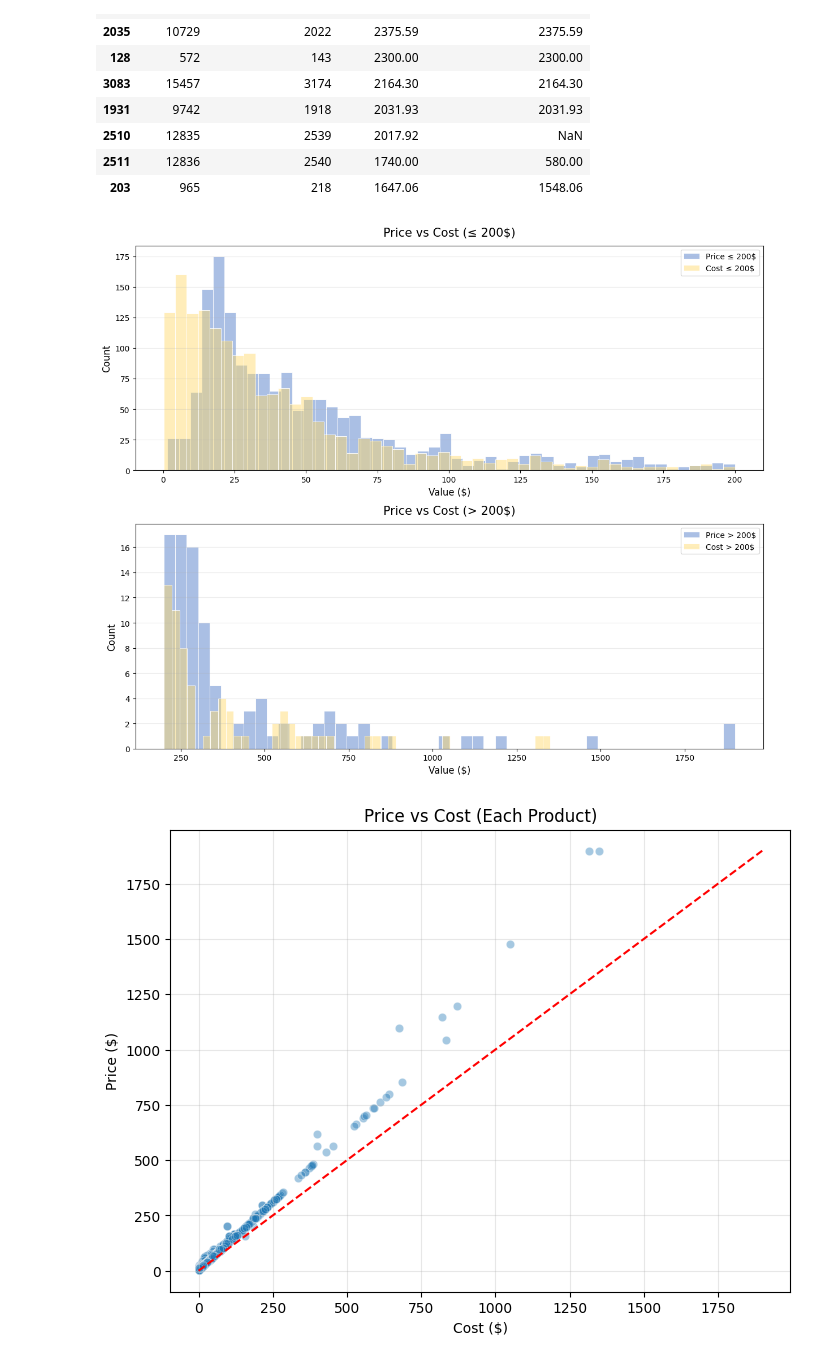
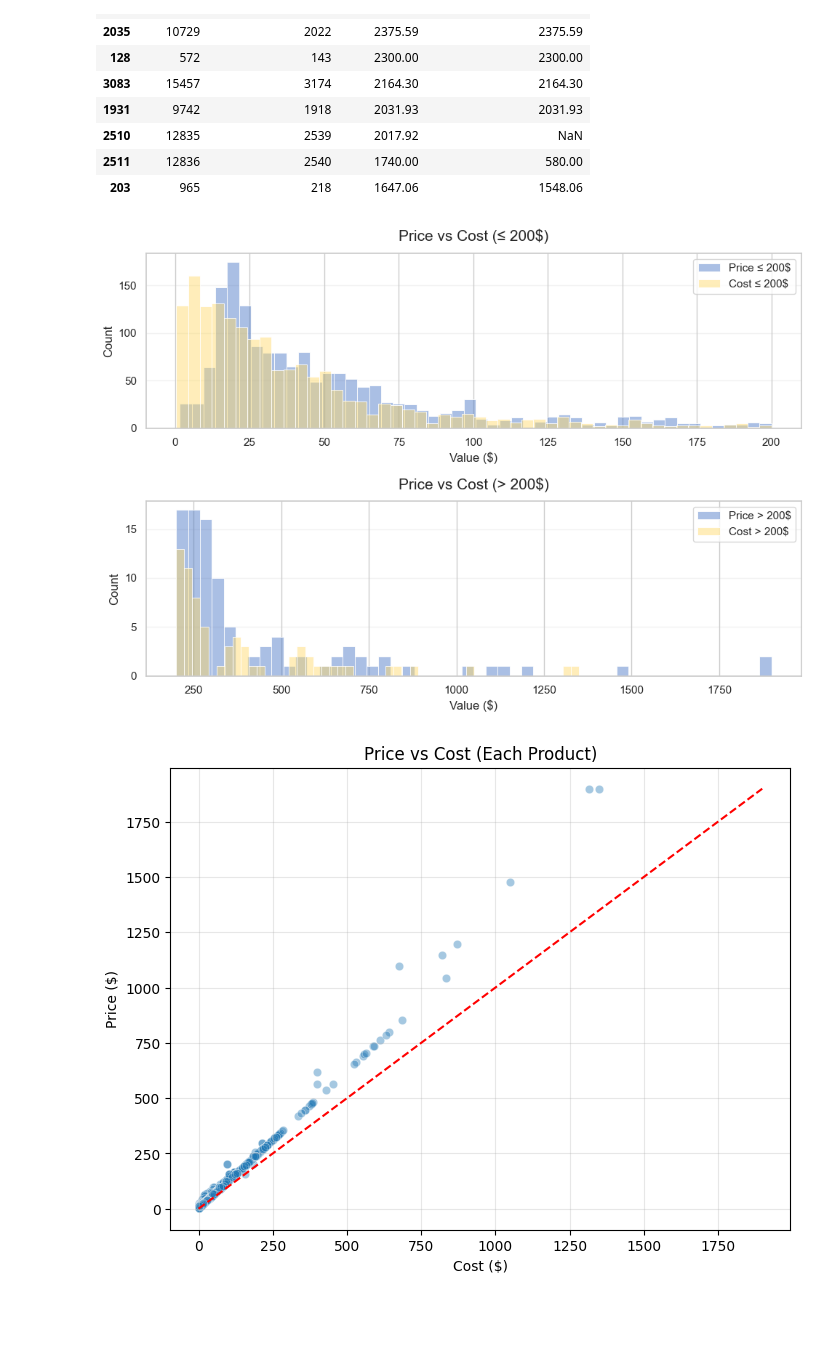
Before and after one commit to data-mosaic/Anna-Project, a Jupyter notebook: notebooks/03_modeling.ipynb, the cells around one changed output. Saved outputs shown, nothing was run; the diff lists cells and outputs as text; code cells hidden in the pictures; blank space fills up the shorter version.

```diff
--- a/notebooks/03_modeling.ipynb
+++ b/notebooks/03_modeling.ipynb
@@ -15,7 +15,7 @@ from matplotlib.colors import LinearSegmentedColormap
 
 pd.set_option('display.max_columns', None)
 # %%
-#plt.style.use('default')
+plt.style.use('default')
 # %%
 df = pd.read_csv("../data/clean/aggregate_df.csv")
 
@@ -1115,7 +1212,7 @@ df_orders[df_orders['Orders.total'] > 1500] \
 | 2511 | 12836 | 2540 | 1740.00 | 580.00 |
 | 203 | 965 | 218 | 1647.06 | 1548.06 |
 # %%
-fig, axes = plt.subplots(2, 1, figsize=(12, 10), sharex=False)
+fig, axes = plt.subplots(2, 1, figsize=(10, 7), sharex=False)
 
 price_color = "#4472C4"   # blue
 cost_color  = "#FFD966"   # yellow
@@ -1161,34 +1258,34 @@ sns.histplot(
     bins=50,
     color=price_color,
     alpha=0.45,
     edgecolor="white",
     linewidth=0.6,
     ax=axes[1]
 )
 
 sns.histplot(
     df_products[(df_products["Products.cost"].notna()) &
                 (df_products["Products.cost"] > 200)],
     x="Products.cost",
     bins=50,
     color=cost_color,
     alpha=0.45,
     edgecolor="white",
     linewidth=0.6,
     ax=axes[1]
 )
 
 axes[1].set_title("Price vs Cost (> 200$)", fontsize=15, pad=12)
 axes[1].set_xlabel("Value ($)", fontsize=12)
 axes[1].set_ylabel("Count", fontsize=12)
 axes[1].grid(axis='y', alpha=0.25)
 axes[1].legend(["Price > 200$", "Cost > 200$"])
 
 
 plt.tight_layout()
 plt.show()
 # %% [output]
-[figure, old version]
+[figure, new version]
 # %%
 plt.figure(figsize=(8, 6))
 
```
Also changed, not shown: parts of 61 cells of this notebook, 1 other file.
